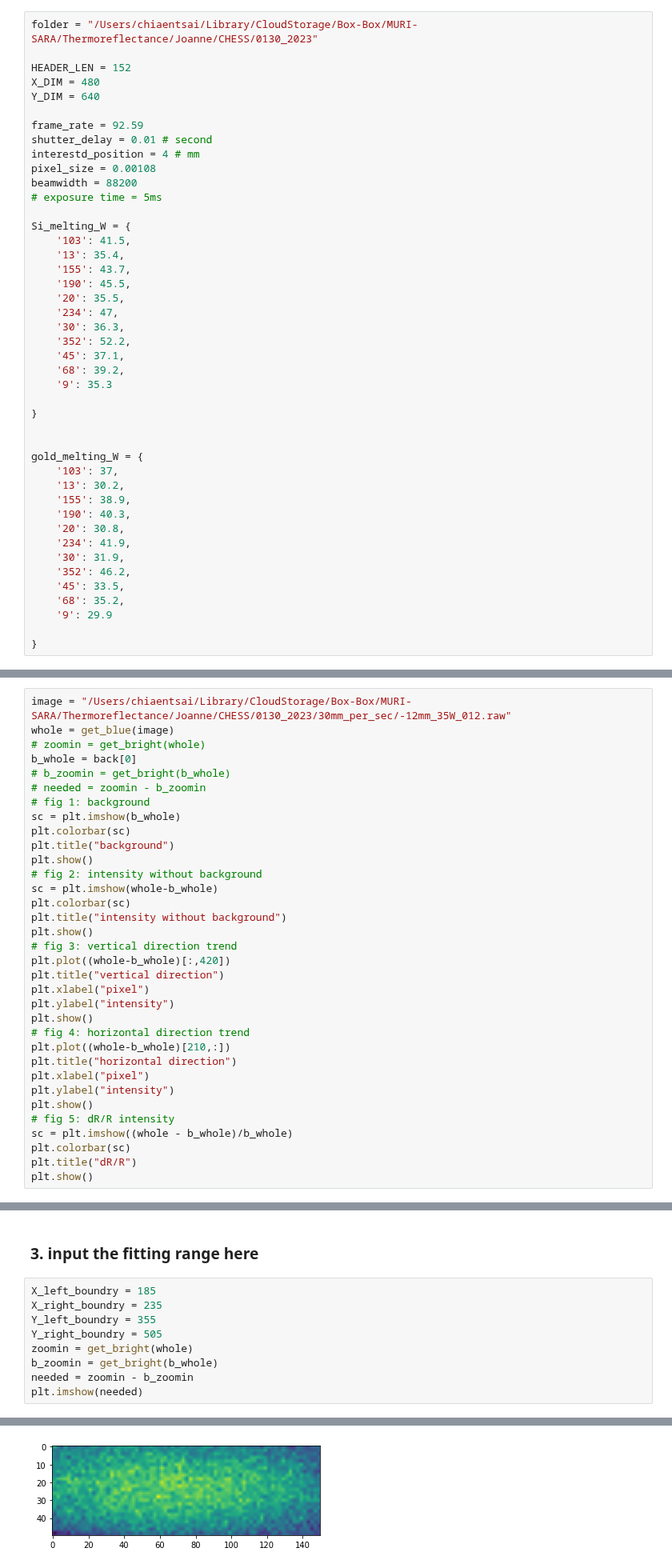
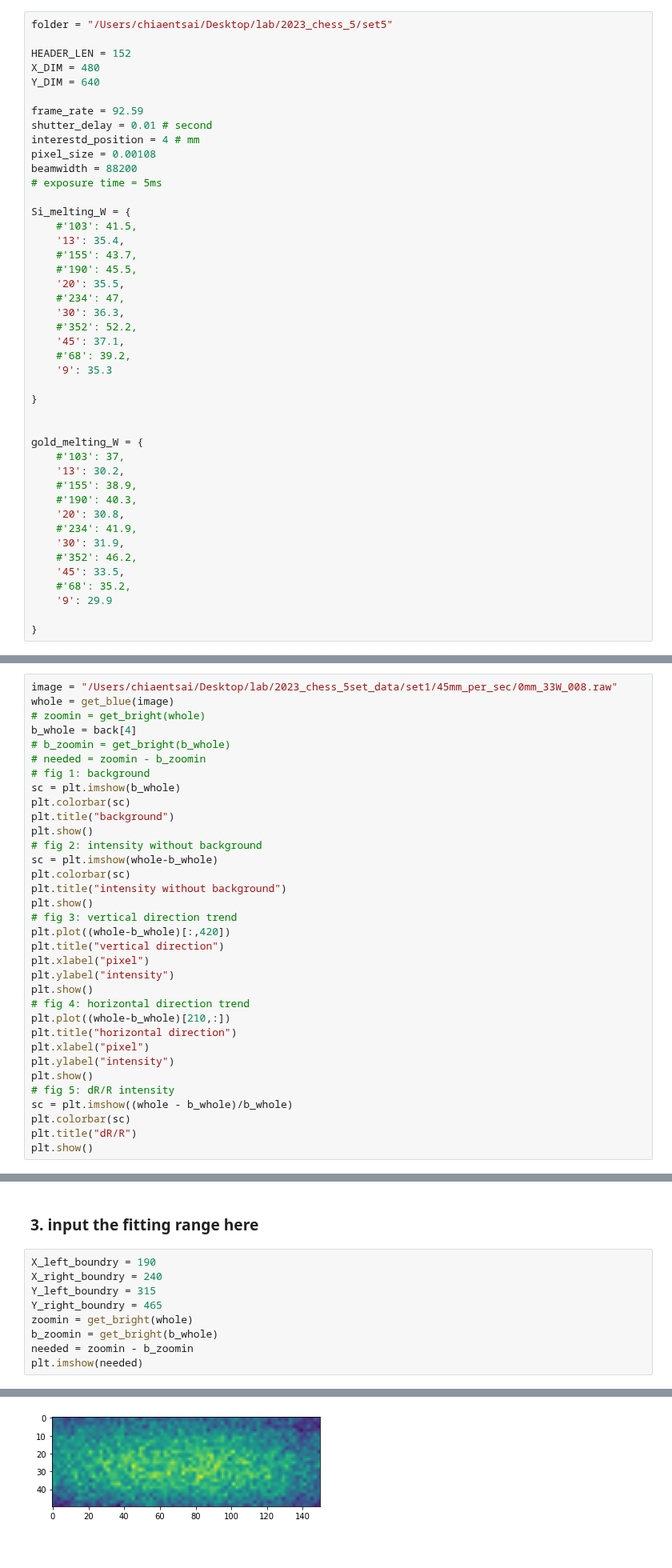
Before and after one commit to JoanneCETsai/Temperature_Calibration, a Jupyter notebook: code/0130_main copy.ipynb, the cells around one changed output, grey strips where cells are left out. Shown at 80% size. Drawn from its saved outputs; the diff is of its cells as text.

```diff
--- a/code/0130_main copy.ipynb
+++ b/code/0130_main copy.ipynb
@@ -14,7 +14,7 @@
 # %% [markdown]
 ### 1. input needed parameters
 # %%
-folder = "/Users/chiaentsai/Library/CloudStorage/Box-Box/MURI-SARA/Thermoreflectance/Joanne/CHESS/0130_2023"
+folder = "/Users/chiaentsai/Desktop/lab/2023_chess_5/set5"
 
 HEADER_LEN = 152
 X_DIM = 480
@@ -28,32 +28,32 @@ beamwidth = 88200
 # exposure time = 5ms
 
 Si_melting_W = {
-    '103': 41.5,
+    #'103': 41.5,
     '13': 35.4,
-    '155': 43.7,
-    '190': 45.5,
+    #'155': 43.7,
+    #'190': 45.5,
     '20': 35.5,
-    '234': 47,
+    #'234': 47,
     '30': 36.3,
-    '352': 52.2,
+    #'352': 52.2,
     '45': 37.1,
-    '68': 39.2,
+    #'68': 39.2,
     '9': 35.3
 
 }
 
 
 gold_melting_W = {
-    '103': 37,
+    #'103': 37,
     '13': 30.2,
-    '155': 38.9,
-    '190': 40.3,
+    #'155': 38.9,
+    #'190': 40.3,
     '20': 30.8,
-    '234': 41.9,
+    #'234': 41.9,
     '30': 31.9,
-    '352': 46.2,
+    #'352': 46.2,
     '45': 33.5,
-    '68': 35.2,
+    #'68': 35.2,
     '9': 29.9
 
 }
@@ -69,8 +71,8 @@ power_list = get_powers(all_files)
 # %%
-image = "/Users/chiaentsai/Library/CloudStorage/Box-Box/MURI-SARA/Thermoreflectance/Joanne/CHESS/0130_2023/30mm_per_sec/-12mm_35W_012.raw"
+image = "/Users/chiaentsai/Desktop/lab/2023_chess_5set_data/set1/45mm_per_sec/0mm_33W_008.raw"
 whole = get_blue(image)
 # zoomin = get_bright(whole)
-b_whole = back[0]
+b_whole = back[4]
 # b_zoomin = get_bright(b_whole)
 # needed = zoomin - b_zoomin
 # fig 1: background
@@ -109,17 +111,17 @@ plt.show()
 # %% [markdown]
 ### 3. input the fitting range here
 # %%
-X_left_boundry = 185
-X_right_boundry = 235
-Y_left_boundry = 355
-Y_right_boundry = 505
+X_left_boundry = 190
+X_right_boundry = 240
+Y_left_boundry = 315
+Y_right_boundry = 465
 zoomin = get_bright(whole)
 b_zoomin = get_bright(b_whole)
 needed = zoomin - b_zoomin
 plt.imshow(needed)
 # %% [output]
 <matplotlib.image.AxesImage at 0x...>
-[figure, old version]
+[figure, new version]
 # %% [markdown]
 # Check the plots
 # %%
```
Also changed, not shown: parts of 5 cells of this notebook, 1 other file.
